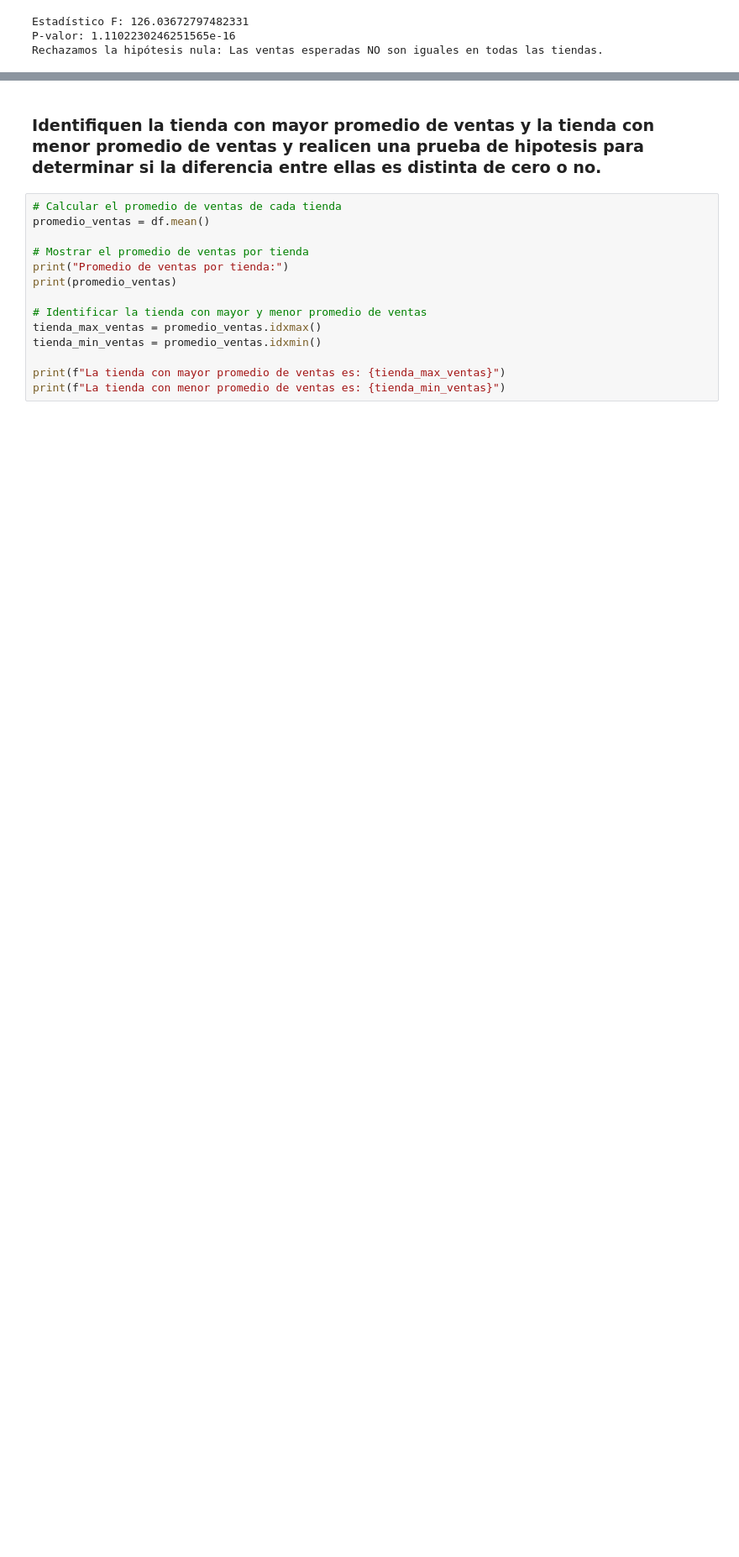
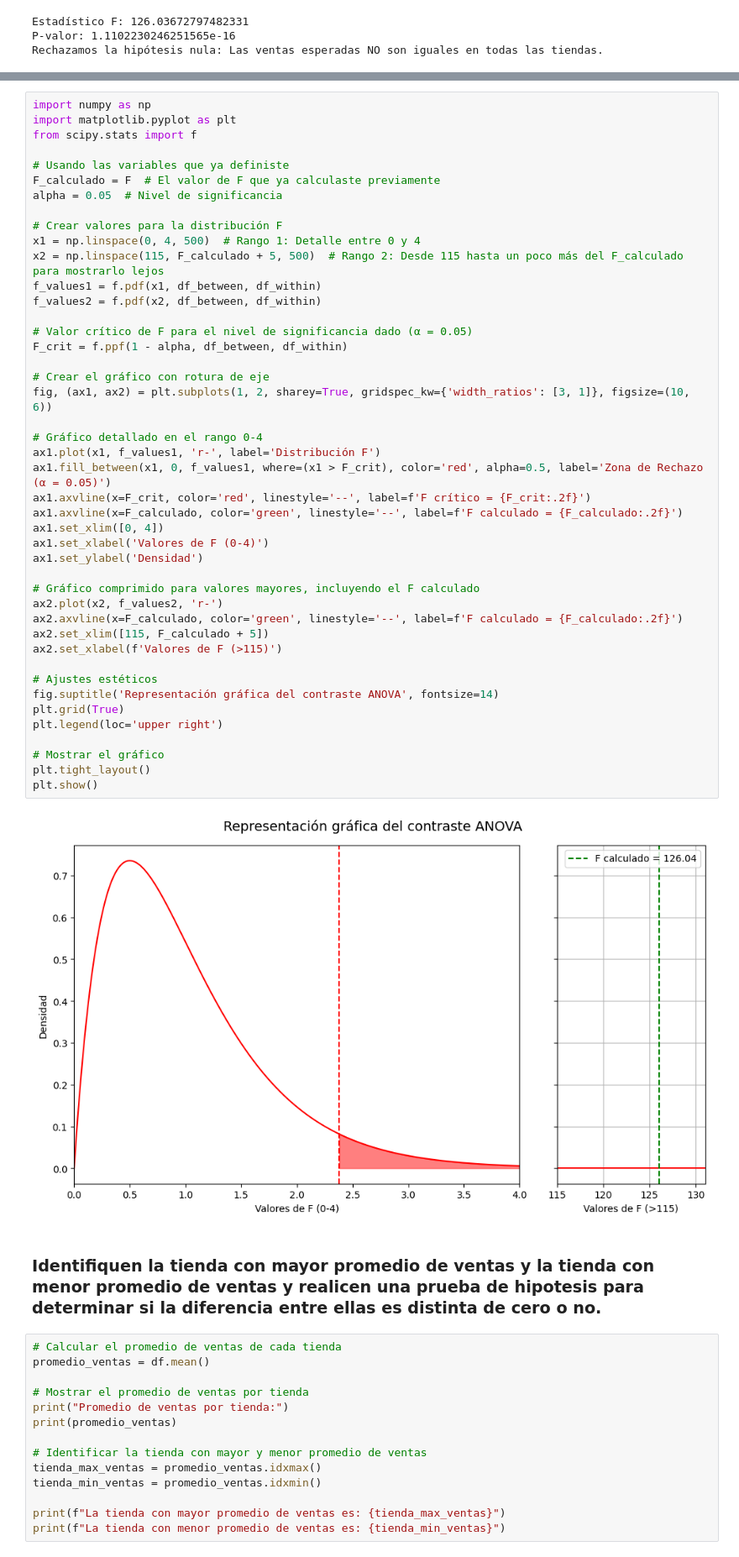
Before and after one commit to Lucass12345/PEIA---FINAL, a Jupyter notebook: Carreras-Fajardo-Mas Valdecantos.ipynb, the cells around one changed output, grey strips where cells are left out. Shown: that part at 84% size. Cells and saved outputs as stored; diff of their text form; blank space fills up the shorter version.

Commit message:
Anova terminado

```diff
--- a/Carreras-Fajardo-Mas Valdecantos.ipynb
+++ b/Carreras-Fajardo-Mas Valdecantos.ipynb
@@ -322,3 +307,49 @@ p_value_comun
+# %%
+import numpy as np
+import matplotlib.pyplot as plt
+from scipy.stats import f
+
+# Usando las variables que ya definiste
+F_calculado = F  # El valor de F que ya calculaste previamente
+alpha = 0.05  # Nivel de significancia
+
+# Crear valores para la distribución F
+x1 = np.linspace(0, 4, 500)  # Rango 1: Detalle entre 0 y 4
+x2 = np.linspace(115, F_calculado + 5, 500)  # Rango 2: Desde 115 hasta un poco más del F_calculado para mostrarlo lejos
+f_values1 = f.pdf(x1, df_between, df_within)
+f_values2 = f.pdf(x2, df_between, df_within)
+
+# Valor crítico de F para el nivel de significancia dado (α = 0.05)
+F_crit = f.ppf(1 - alpha, df_between, df_within)
+
+# Crear el gráfico con rotura de eje
+fig, (ax1, ax2) = plt.subplots(1, 2, sharey=True, gridspec_kw={'width_ratios': [3, 1]}, figsize=(10, 6))
+
+# Gráfico detallado en el rango 0-4
+ax1.plot(x1, f_values1, 'r-', label='Distribución F')
+ax1.fill_between(x1, 0, f_values1, where=(x1 > F_crit), color='red', alpha=0.5, label='Zona de Rechazo (α = 0.05)')
+ax1.axvline(x=F_crit, color='red', linestyle='--', label=f'F crítico = {F_crit:.2f}')
+ax1.axvline(x=F_calculado, color='green', linestyle='--', label=f'F calculado = {F_calculado:.2f}')
+ax1.set_xlim([0, 4])
+ax1.set_xlabel('Valores de F (0-4)')
+ax1.set_ylabel('Densidad')
+
+# Gráfico comprimido para valores mayores, incluyendo el F calculado
+ax2.plot(x2, f_values2, 'r-')
+ax2.axvline(x=F_calculado, color='green', linestyle='--', label=f'F calculado = {F_calculado:.2f}')
+ax2.set_xlim([115, F_calculado + 5])
+ax2.set_xlabel(f'Valores de F (>115)')
+
+# Ajustes estéticos
+fig.suptitle('Representación gráfica del contraste ANOVA', fontsize=14)
+plt.grid(True)
+plt.legend(loc='upper right')
+
+# Mostrar el gráfico
+plt.tight_layout()
+plt.show()
+# %% [output]
+[figure, added]
 # %% [markdown]
 ### Identifiquen la tienda con mayor promedio de ventas y la tienda con menor promedio de ventas y realicen una prueba de hipotesis para determinar si la diferencia entre ellas es distinta de cero o no.
 # %%
```
Also changed, not shown: parts of 6 cells of this notebook.
